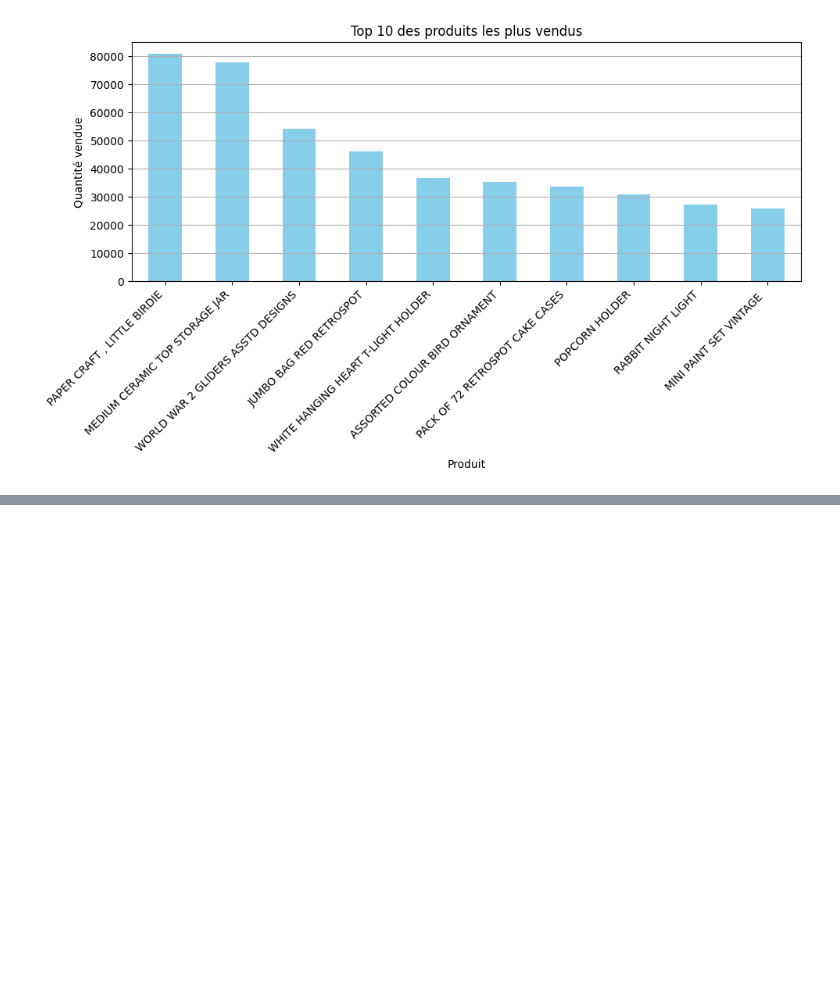
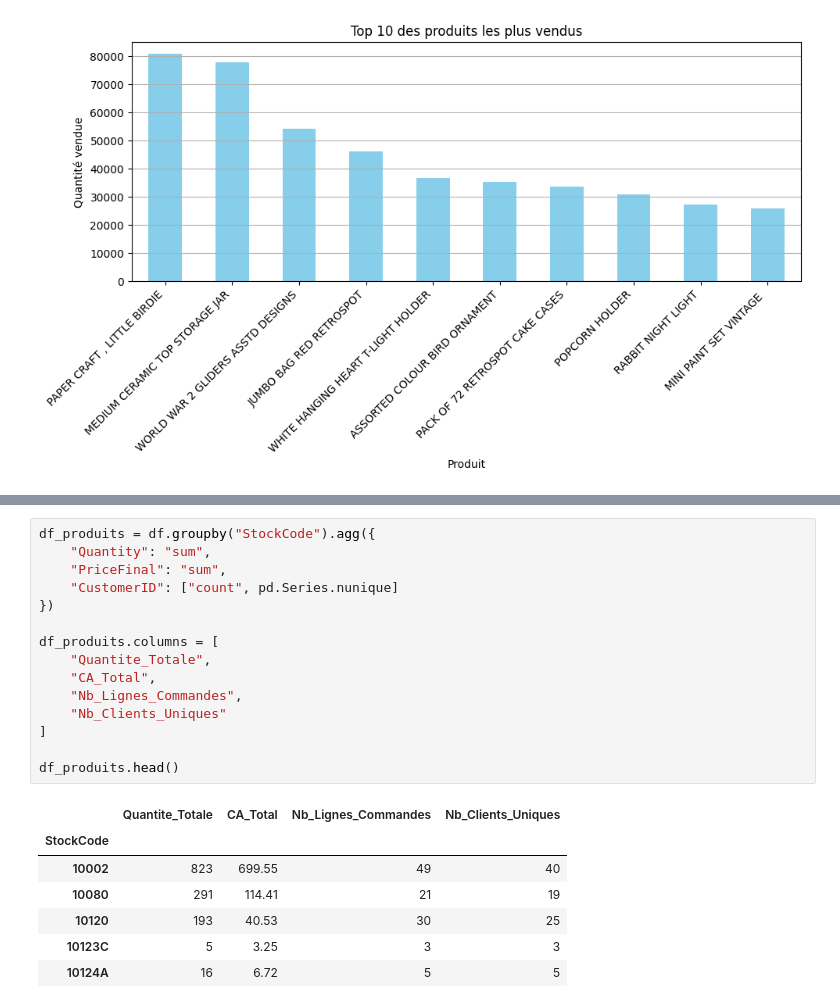
Before and after one commit to Tedsuno/analyse-ventes-ecommerce, a Jupyter notebook: notebooks/01_exploration.ipynb, the cells around one changed output, grey strips where cells are left out. Cells and saved outputs as stored; diff of their text form; blank space fills up the shorter version.

```diff
--- a/notebooks/01_exploration.ipynb
+++ b/notebooks/01_exploration.ipynb
@@ -217,0 +261,23 @@ plt.show()
+# %%
+df_produits = df.groupby("StockCode").agg({
+    "Quantity": "sum",
+    "PriceFinal": "sum",
+    "CustomerID": ["count", pd.Series.nunique]
+})
+
+df_produits.columns = [
+    "Quantite_Totale",
+    "CA_Total",
+    "Nb_Lignes_Commandes",
+    "Nb_Clients_Uniques"
+]
+
+df_produits.head()
+# %% [output]
+|  | Quantite_Totale | CA_Total | Nb_Lignes_Commandes | Nb_Clients_Uniques |
+| StockCode |  |  |  |  |
+| 10002 | 823 | 699.55 | 49 | 40 |
+| 10080 | 291 | 114.41 | 21 | 19 |
+| 10120 | 193 | 40.53 | 30 | 25 |
+| 10123C | 5 | 3.25 | 3 | 3 |
+| 10124A | 16 | 6.72 | 5 | 5 |
```
Also changed, not shown: parts of 7 cells of this notebook, 9 other files.
